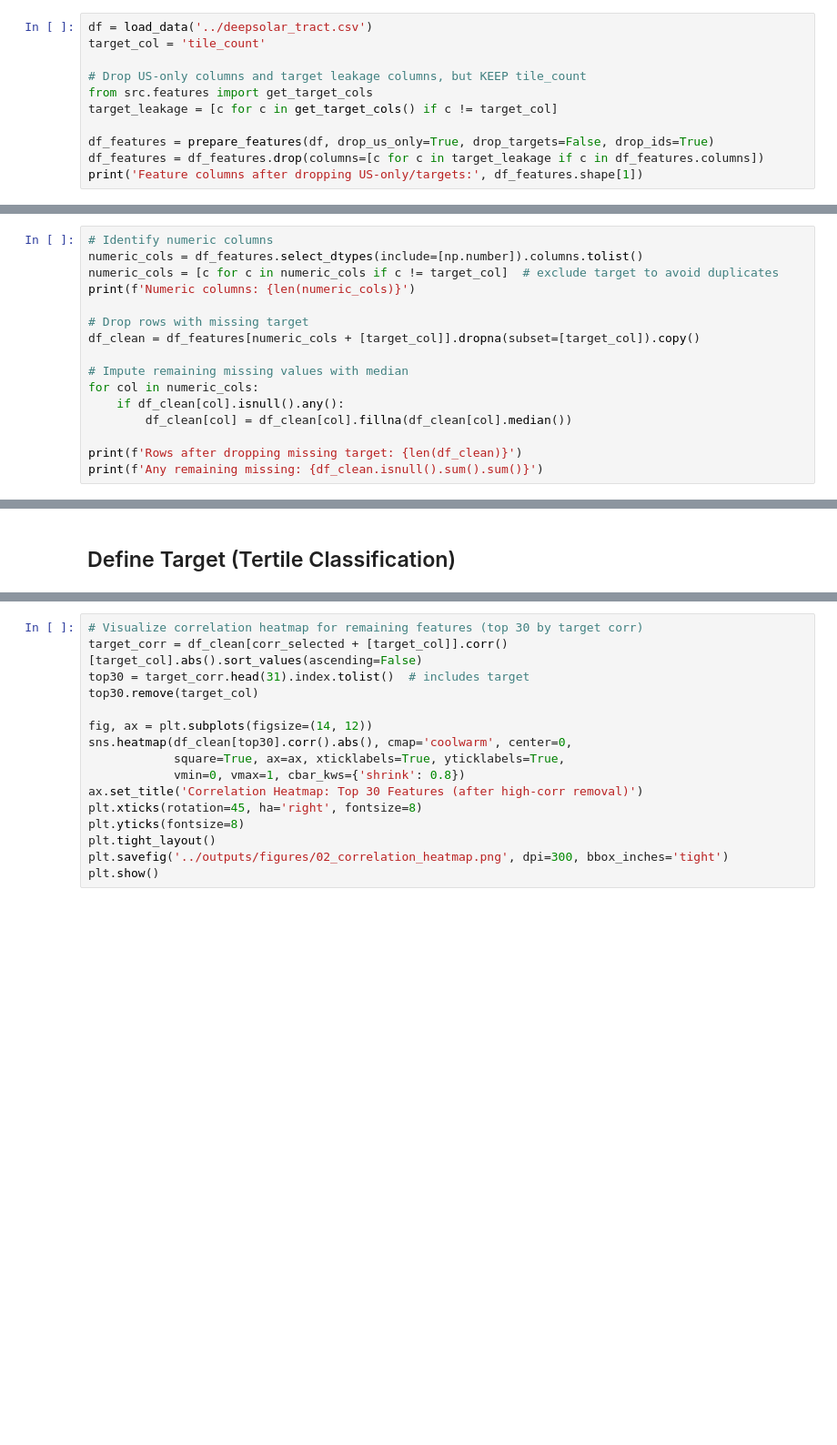
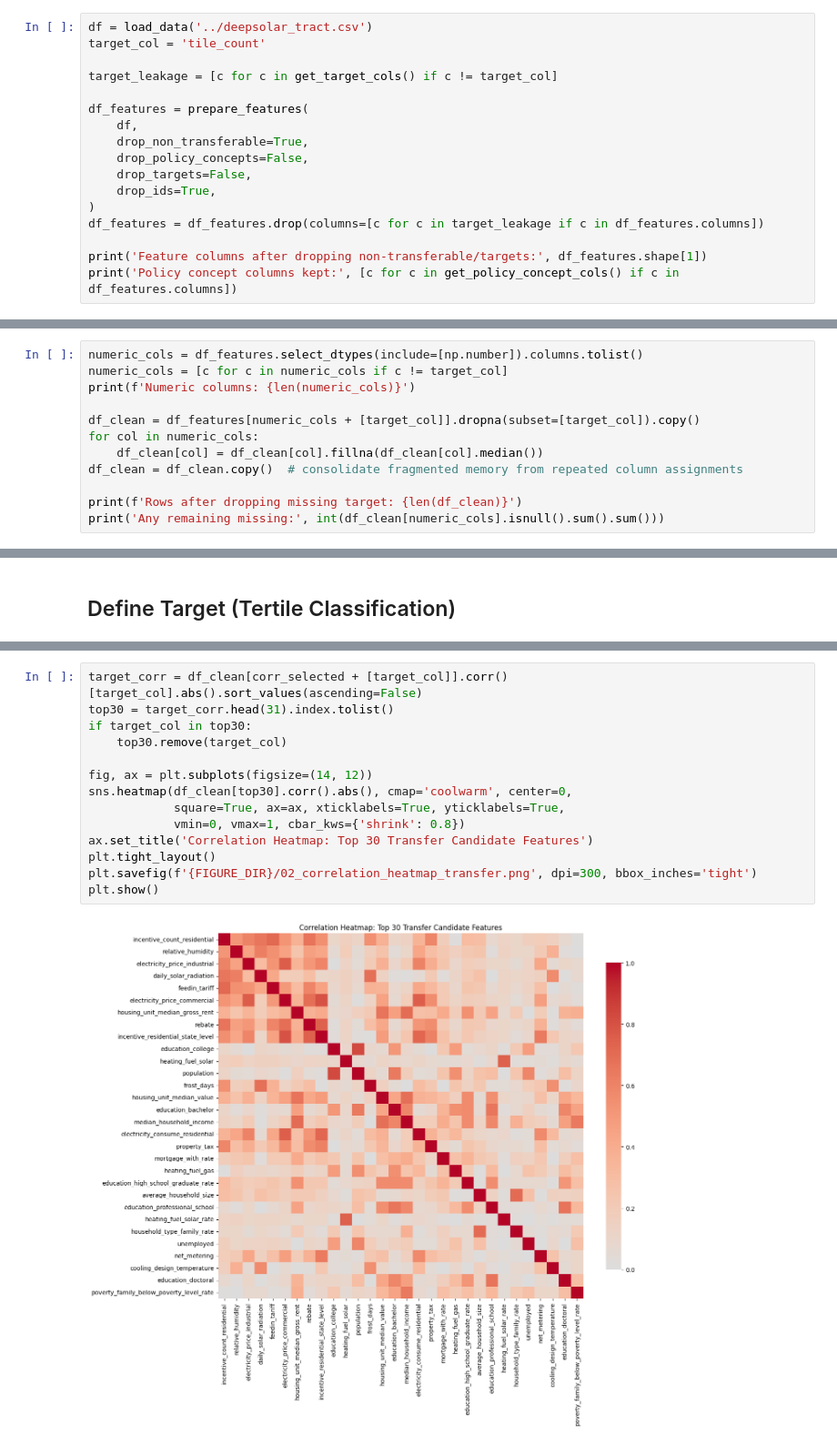
Before and after one commit to nonoivan1234/SolarPotentialMapping, a Jupyter notebook: notebooks/02_feature_selection.ipynb, the cells around one changed output, grey strips where cells are left out. Shown at 91% size. Saved outputs shown, nothing was run; the diff lists cells and outputs as text; blank space fills up the shorter version.

```diff
--- a/notebooks/02_feature_selection.ipynb
+++ b/notebooks/02_feature_selection.ipynb
@@ -26,10 +42,16 @@ set_seed(42)
 df = load_data('../deepsolar_tract.csv')
 target_col = 'tile_count'
 
-# Drop US-only columns and target leakage columns, but KEEP tile_count
-from src.features import get_target_cols
 target_leakage = [c for c in get_target_cols() if c != target_col]
 
-df_features = prepare_features(df, drop_us_only=True, drop_targets=False, drop_ids=True)
+df_features = prepare_features(
+    df,
+    drop_non_transferable=True,
+    drop_policy_concepts=False,
+    drop_targets=False,
+    drop_ids=True,
+)
 df_features = df_features.drop(columns=[c for c in target_leakage if c in df_features.columns])
-print('Feature columns after dropping US-only/targets:', df_features.shape[1])
+
+print('Feature columns after dropping non-transferable/targets:', df_features.shape[1])
+print('Policy concept columns kept:', [c for c in get_policy_concept_cols() if c in df_features.columns])
@@ -36,18 +61,14 @@ print('Feature columns after dropping US-only/targets:', df_features.shape[1])
 # %% [markdown]
 ## Missing Value Imputation
 # %%
-# Identify numeric columns
 numeric_cols = df_features.select_dtypes(include=[np.number]).columns.tolist()
-numeric_cols = [c for c in numeric_cols if c != target_col]  # exclude target to avoid duplicates
+numeric_cols = [c for c in numeric_cols if c != target_col]
 print(f'Numeric columns: {len(numeric_cols)}')
 
-# Drop rows with missing target
 df_clean = df_features[numeric_cols + [target_col]].dropna(subset=[target_col]).copy()
-
-# Impute remaining missing values with median
 for col in numeric_cols:
-    if df_clean[col].isnull().any():
-        df_clean[col] = df_clean[col].fillna(df_clean[col].median())
+    df_clean[col] = df_clean[col].fillna(df_clean[col].median())
+df_clean = df_clean.copy()  # consolidate fragmented memory from repeated column assignments
 
 print(f'Rows after dropping missing target: {len(df_clean)}')
-print(f'Any remaining missing: {df_clean.isnull().sum().sum()}')
+print('Any remaining missing:', int(df_clean[numeric_cols].isnull().sum().sum()))
@@ -69,16 +103,16 @@ print(f'Features after correlation screening: {len(corr_selected)} (dropped {len
 # %%
-# Visualize correlation heatmap for remaining features (top 30 by target corr)
 target_corr = df_clean[corr_selected + [target_col]].corr()[target_col].abs().sort_values(ascending=False)
-top30 = target_corr.head(31).index.tolist()  # includes target
-top30.remove(target_col)
+top30 = target_corr.head(31).index.tolist()
+if target_col in top30:
+    top30.remove(target_col)
 
 fig, ax = plt.subplots(figsize=(14, 12))
 sns.heatmap(df_clean[top30].corr().abs(), cmap='coolwarm', center=0,
             square=True, ax=ax, xticklabels=True, yticklabels=True,
             vmin=0, vmax=1, cbar_kws={'shrink': 0.8})
-ax.set_title('Correlation Heatmap: Top 30 Features (after high-corr removal)')
-plt.xticks(rotation=45, ha='right', fontsize=8)
-plt.yticks(fontsize=8)
+ax.set_title('Correlation Heatmap: Top 30 Transfer Candidate Features')
 plt.tight_layout()
-plt.savefig('../outputs/figures/02_correlation_heatmap.png', dpi=300, bbox_inches='tight')
+plt.savefig(f'{FIGURE_DIR}/02_correlation_heatmap_transfer.png', dpi=300, bbox_inches='tight')
 plt.show()
+# %% [output]
+[figure, added]
```
Also changed, not shown: parts of 25 cells of this notebook, 17 other files.
